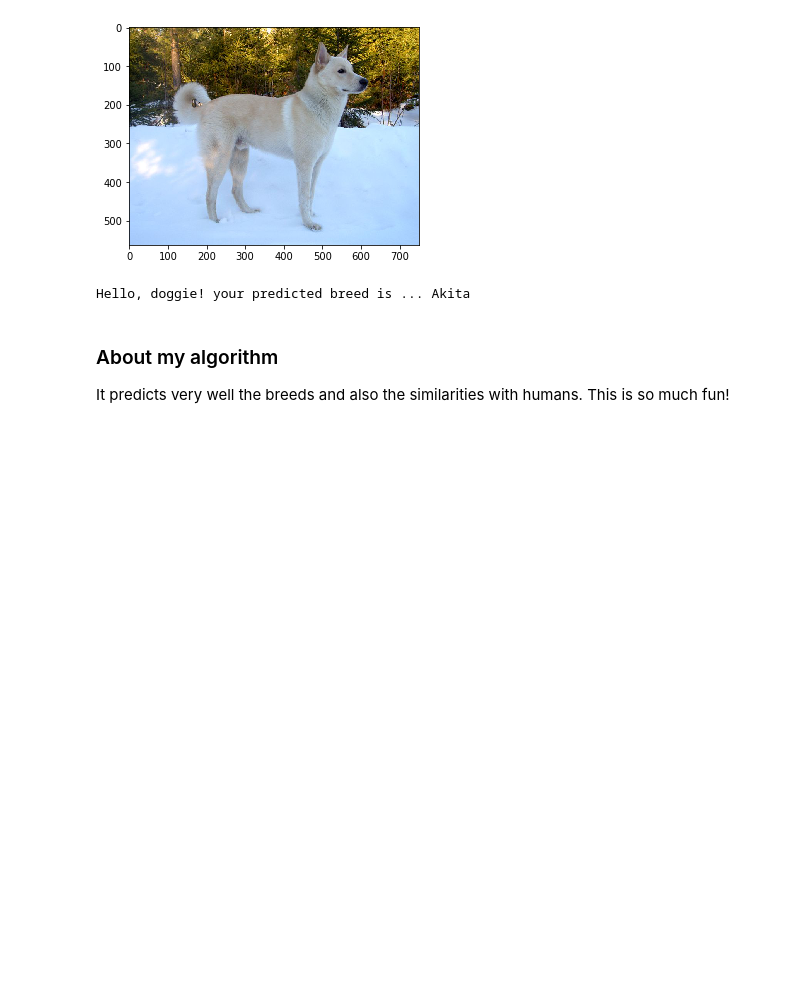
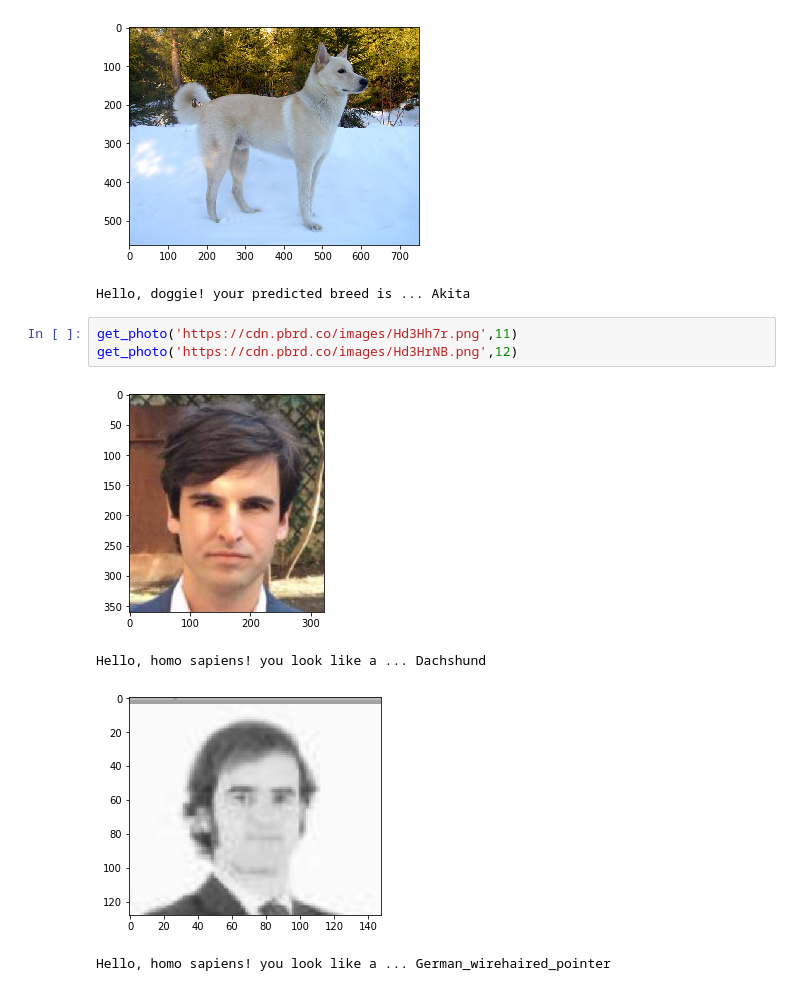
Before and after one commit to boscoybarra/dog-breed-detector, a Jupyter notebook: dog_app.ipynb, the cells around one changed output. Cells and saved outputs as stored; diff of their text form; blank space fills up the shorter version.

```diff
--- a/dog_app.ipynb
+++ b/dog_app.ipynb
@@ -936,7 +940,11 @@ Hello, homo sapiens! you look like a ... Glen_of_imaal_terrier
 Hello, doggie! your predicted breed is ... Cardigan_welsh_corgi
 [figure]
 Hello, doggie! your predicted breed is ... Akita
-# %% [markdown]
-### About my algorithm
-
-It predicts very well the breeds and also the similarities with humans. This is so much fun!
+# %%
+get_photo('https://cdn.pbrd.co/images/Hd3Hh7r.png',11)
+get_photo('https://cdn.pbrd.co/images/Hd3HrNB.png',12)
+# %% [output]
+[figure, added]
+Hello, homo sapiens! you look like a ... Dachshund
+[figure, added]
+Hello, homo sapiens! you look like a ... German_wirehaired_pointer
```
Also changed, not shown: parts of 8 cells of this notebook, 1 other file.
